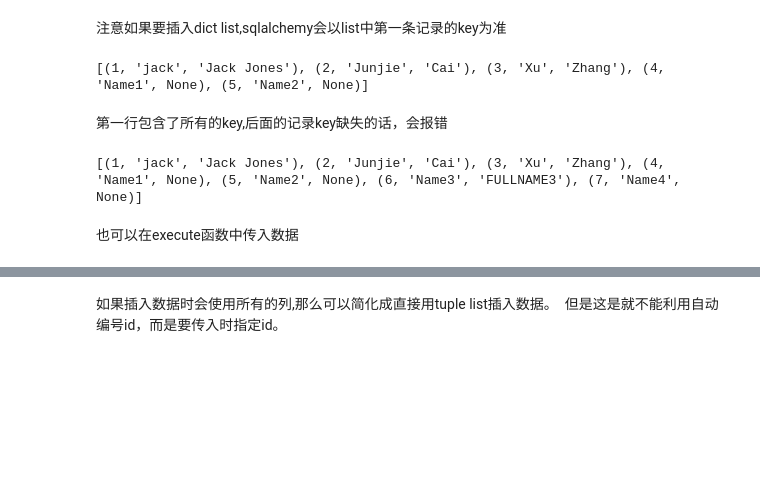
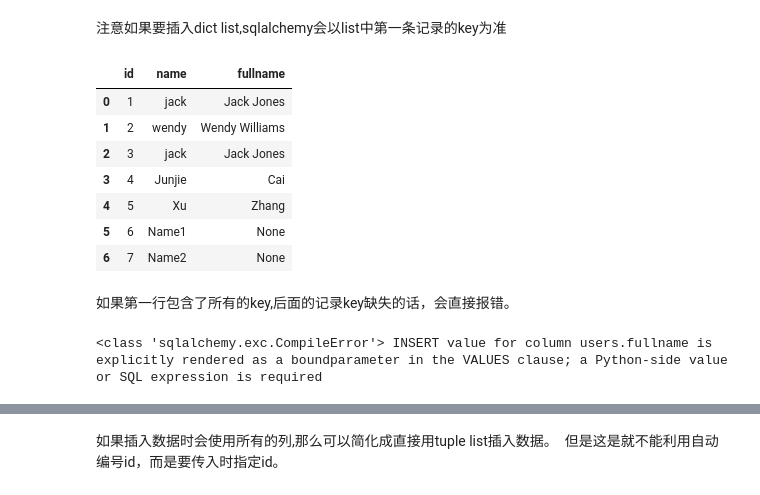
Before and after one commit to tade0726/jupyter_labs, a Jupyter notebook: exolution/0009_sqlalchemy/sqlalchemy_intro.ipynb, the cells around one changed output, grey strips where cells are left out. Drawn from its saved outputs; the diff is of its cells as text; code cells hidden in the pictures; blank space fills up the shorter version.

```diff
--- a/exolution/0009_sqlalchemy/sqlalchemy_intro.ipynb
+++ b/exolution/0009_sqlalchemy/sqlalchemy_intro.ipynb
@@ -166,0 +7,9 @@ ins = t.insert().values(name='jack', fullname='Jack Jones')
+# %%
+from sqlalchemy import create_engine
+
+user = 'test'
+password = 'test'
+port = '5432'
+dbname = 'test'
+
+engine = create_engine('postgresql://{user}:{password}@localhost:{port}/{dbname}'.format(**locals()))
@@ -199,0 +423,9 @@ with engine.connect() as conn:
+# %%
+users, addresses = reset_db(engine)
+
+ins = users.insert()
+print_sql(engine, ins)
+
+engine.execute(ins,name='jack', fullname='Jack Jones')
+
+read_table(engine, users)
@@ -216,11 +455,8 @@ df.to_dict(orient='records')
 # %% [output]
 [{'fullname': 'Cai', 'name': 'Junjie'}, {'fullname': 'Zhang', 'name': 'Xu'}]
 # %%
-ins = t.insert().values(df.to_dict(orient='records'))
+ins = users.insert().values(df.to_dict(orient='records'))
 
-with engine.connect() as conn:
-    result = conn.execute(ins)
-
-with engine.connect() as conn:
-    print(conn.execute(t.select()).fetchall())
+engine.execute(ins)
+read_table(engine,users)
 # %% [output]
@@ -230,33 +471,38 @@ with engine.connect() as conn:
 # %%
 data = [
     {'name':'Name1'},
     {'name':'Name2','fullname':'FULLNAME2'}
 ]
-ins = t.insert().values(data)
+ins = users.insert().values(data)
 
-with engine.connect() as conn:
-    result = conn.execute(ins)
-with engine.connect() as conn:
-    print(conn.execute(t.select()).fetchall())
+engine.execute(ins)
+read_table(engine, users)
 # %% [output]
-[(1, 'jack', 'Jack Jones'), (2, 'Junjie', 'Cai'), (3, 'Xu', 'Zhang'), (4, 'Name1', None), (5, 'Name2', None)]
+|  | id | name | fullname |
+| 0 | 1 | jack | Jack Jones |
+| 1 | 2 | wendy | Wendy Williams |
+| 2 | 3 | jack | Jack Jones |
+| 3 | 4 | Junjie | Cai |
+| 4 | 5 | Xu | Zhang |
+| 5 | 6 | Name1 | None |
+| 6 | 7 | Name2 | None |
-# %% [markdown]
-第一行包含了所有的key,后面的记录key缺失的话，会报错
+# %% [markdown]
+如果第一行包含了所有的key,后面的记录key缺失的话，会直接报错。
 # %%
-data = [
-    {'name':'Name3','fullname':'FULLNAME3'},
-    {'name':'Name4','fullname':None},
-]
-ins = t.insert().values(data)
+try:
+    data = [
+        {'name':'Name3','fullname':'FULLNAME3'},
+        {'name':'Name4'},
+    ]
+    ins = users.insert().values(data)
 
-try:
-    with engine.connect() as conn:
-        result = conn.execute(ins)
-    with engine.connect() as conn:
-        print(conn.execute(t.select()).fetchall())
+
+    engine.execute(ins)
+
+    print_sql(engine,ins)
+
+    read_table(engine,users)
 except Exception as e:
-    print(e)
+    print(type(e),e)
 # %% [output]
-[(1, 'jack', 'Jack Jones'), (2, 'Junjie', 'Cai'), (3, 'Xu', 'Zhang'), (4, 'Name1', None), (5, 'Name2', None), (6, 'Name3', 'FULLNAME3'), (7, 'Name4', None)]
+<class 'sqlalchemy.exc.CompileError'> INSERT value for column users.fullname is explicitly rendered as a boundparameter in the VALUES clause; a Python-side value or SQL expression is required
-# %% [markdown]
-也可以在execute函数中传入数据
```
Also changed, not shown: parts of 280 cells of this notebook.
